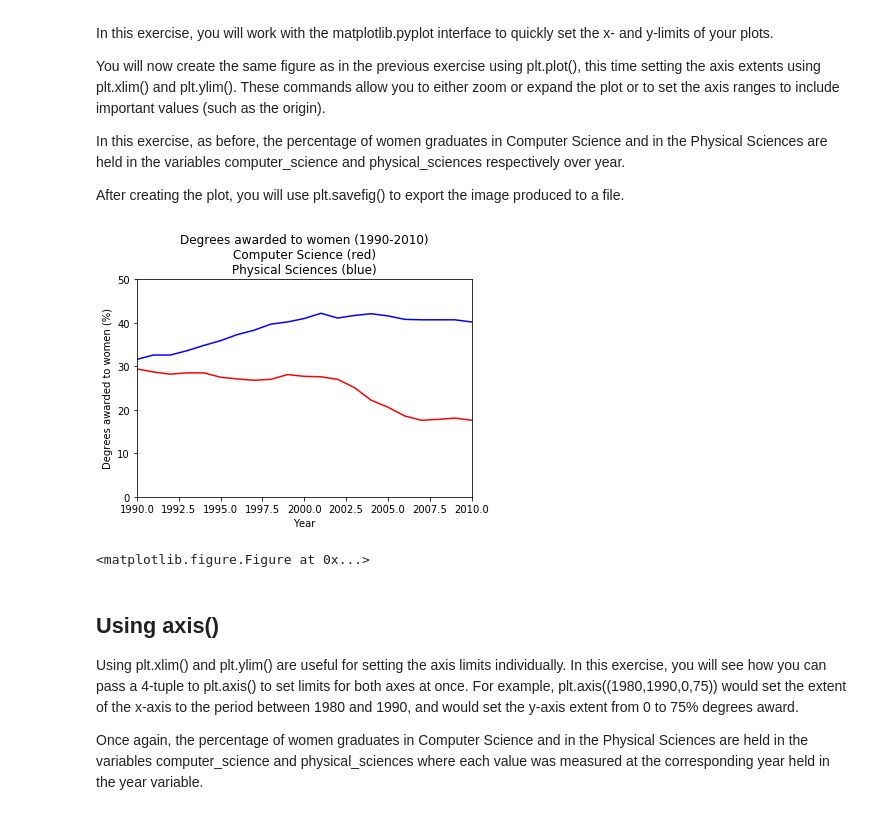
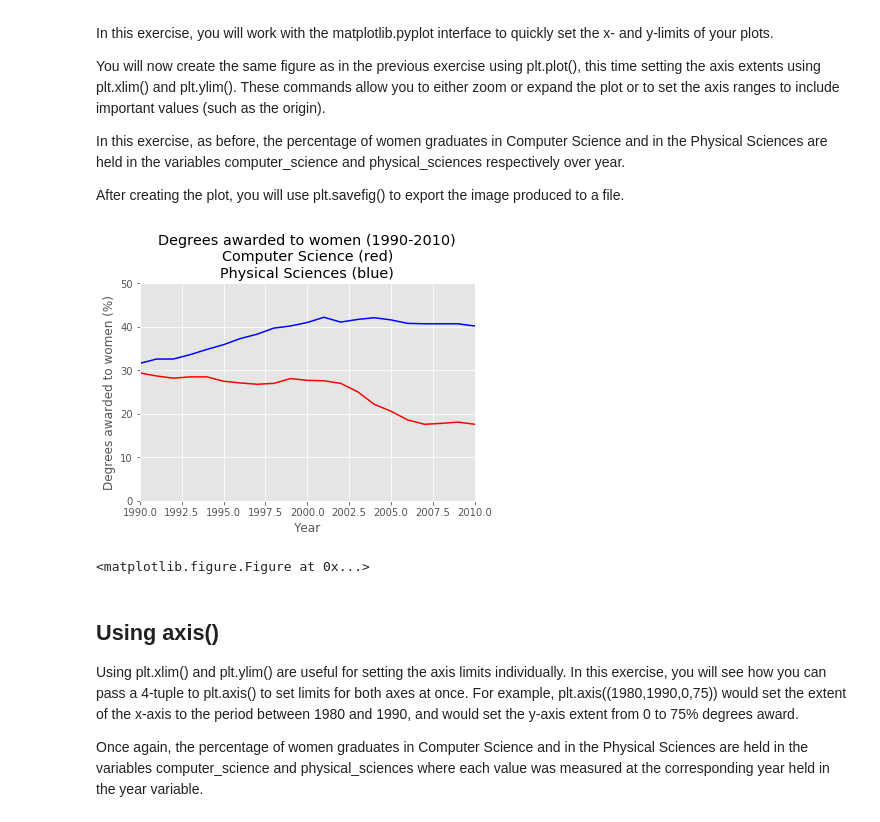
Before and after one commit to cyrsis/TensorflowPY36CPU, a Jupyter notebook: _14_Plot/Visualization.ipynb, the cells around one changed output. Saved outputs shown, nothing was run; the diff lists cells and outputs as text; code cells hidden in the pictures.

```diff
--- a/_14_Plot/Visualization.ipynb
+++ b/_14_Plot/Visualization.ipynb
@@ -84,7 +104,10 @@ In this exercise, you will continue working with the same arrays from the previo
 plt.figure(figsize=[9,3])
 
 # Create a figure with 1x2 subplot and make the left subplot active
+
+plt.style.use('ggplot')
 plt.subplot(1,2,1)
+
 
 # Plot in blue the % of degrees awarded to women in the Physical Sciences
 plt.plot(year, physical_sciences, color='blue')
@@ -121,6 +144,7 @@ education = np.array([ 77.1,  75.5,  76.9,  77.4,  77.9,  78.9,  79.2,  80.5,  8
         81.9,  82.1,  83.5,  83.5,  85.1,  85.8,  86.5,  86.5,  86. ,
         85.9,  85.4,  85.2,  85.1,  85. ,  84.8])
 # %%
+plt.style.use('ggplot')
 # Create a figure with 2x2 subplot layout and make the top left subplot active
 plt.subplot(2, 2, 1)
 
@@ -166,26 +190,28 @@ After creating the plot, you will use plt.savefig() to export the image produced
 # %%
 # Plot the % of degrees awarded to women in Computer Science and the Physical Sciences
 plt.plot(year,computer_science, color='red')
 plt.plot(year, physical_sciences, color='blue')
 
 # Add the axis labels
 plt.xlabel('Year')
 plt.ylabel('Degrees awarded to women (%)')
 
 # Set the x-axis range
 plt.xlim([1990,2010])
 
 # Set the y-axis range
 plt.ylim([0,50])
 
 # Add a title and display the plot
 plt.title('Degrees awarded to women (1990-2010)\nComputer Science (red)\nPhysical Sciences (blue)')
 plt.show()
 
 # Save the image as 'xlim_and_ylim.png'
 plt.savefig('xlim_and_ylim.png')
+
+plt.style.use('ggplot')
 # %% [output]
-[figure, old version]
+[figure, new version]
 <matplotlib.figure.Figure at 0x...>
 # %% [markdown]
 ## Using axis()
```
Also changed, not shown: parts of 6 cells of this notebook.
